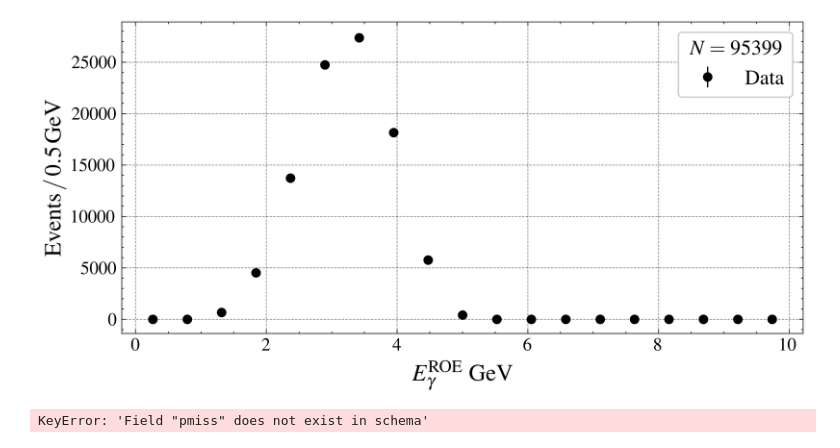
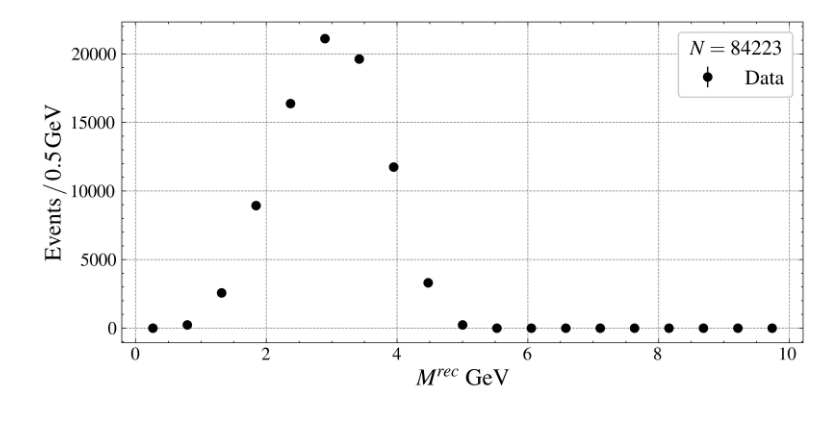
Before and after one commit to Clai101/Bs_tautau_an, a Jupyter notebook: MC_sig.ipynb, the cells around one changed output. Cells and saved outputs as stored; diff of their text form; code cells hidden in the pictures.

```diff
--- a/MC_sig.ipynb
+++ b/MC_sig.ipynb
@@ -16,7 +16,7 @@ import scienceplots
 
 plt.style.use(['science','ieee', 'grid'])
 # %%
-dataset = ds.dataset(["sig_data/merged.parquet"], format="parquet")
+dataset = ds.dataset([fr"sig_data/sig_{i}.parquet" for i in range(1, 22)], format="parquet")
 # %%
 scanner = dataset.scanner(batch_size=100_000)
 for batch in scanner.to_batches():
@@ -136,32 +119,0 @@ bins = np.linspace(a, b, int((b-a)/wbin))
-# %%
-bin_centers, counts, N = compute_histogram(dataset, bins, "missedE", filter_mask = mask & ((pc.field("E_gamma_in_ROE") < 0.2)) & mask_lep & (pc.field("is0") == 1))
-
-
-fig, ax = plt.subplots(1, figsize=(12/1.5, 6/1.5))
-
-ax.errorbar(bin_centers, counts, yerr=np.sqrt(counts), fmt='o', label="Data")
-ax.set_ylabel(f'$\\mathrm{{Events}}\\,/\\,{wbin}\\,\\mathrm{{GeV}}$')
-ax.set_xlabel(r'$E_{\gamma}^\mathrm{ROE} \ \mathrm{GeV}$')
-ax.set_title("")
-ax.legend(title=f"$N = {N}$")
-
-plt.tight_layout()
-plt.show()
-# %% [output]
-[figure, removed]
-# %%
-bin_centers, counts, N = compute_histogram(dataset, bins, "pmiss", filter_mask = mask & ((pc.field("E_gamma_in_ROE") < 0.2)) & mask_lep & (pc.field("is0") == 1))
-
-
-fig, ax = plt.subplots(1, figsize=(12/1.5, 6/1.5))
-
-ax.errorbar(bin_centers, counts, yerr=np.sqrt(counts), fmt='o', label="Data")
-ax.set_ylabel(f'$\\mathrm{{Events}}\\,/\\,{wbin}\\,\\mathrm{{GeV}}$')
-ax.set_xlabel(r'$E_{\gamma}^\mathrm{ROE} \ \mathrm{GeV}$')
-ax.set_title("")
-ax.legend(title=f"$N = {N}$")
-
-plt.tight_layout()
-plt.show()
-# %% [output]
-KeyError: 'Field "pmiss" does not exist in schema'
@@ -167,0 +125,15 @@ KeyError: 'Field "pmiss" does not exist in schema'
+# %%
+bin_centers, counts, N = compute_histogram(dataset, bins, "recM2_Ups", fun=lambda x : x**0.5, filter_mask = mask & ((pc.field("E_gamma_in_ROE") < 0.2)) & mask_lep & (pc.field("is0") == 1) & mask_is1)
+
+
+fig, ax = plt.subplots(1, figsize=(12/1.5, 6/1.5))
+
+ax.errorbar(bin_centers, counts, yerr=np.sqrt(counts), fmt='o', label="Data")
+ax.set_ylabel(f'$\\mathrm{{Events}}\\,/\\,{wbin}\\,\\mathrm{{GeV}}$')
+ax.set_xlabel(r'$M^{rec} \ \mathrm{GeV}$')
+ax.legend(title=f"$N = {N}$")
+
+plt.tight_layout()
+plt.show()
+# %% [output]
+[figure, added]
```
Also changed, not shown: parts of 15 cells of this notebook, 4 other files.
